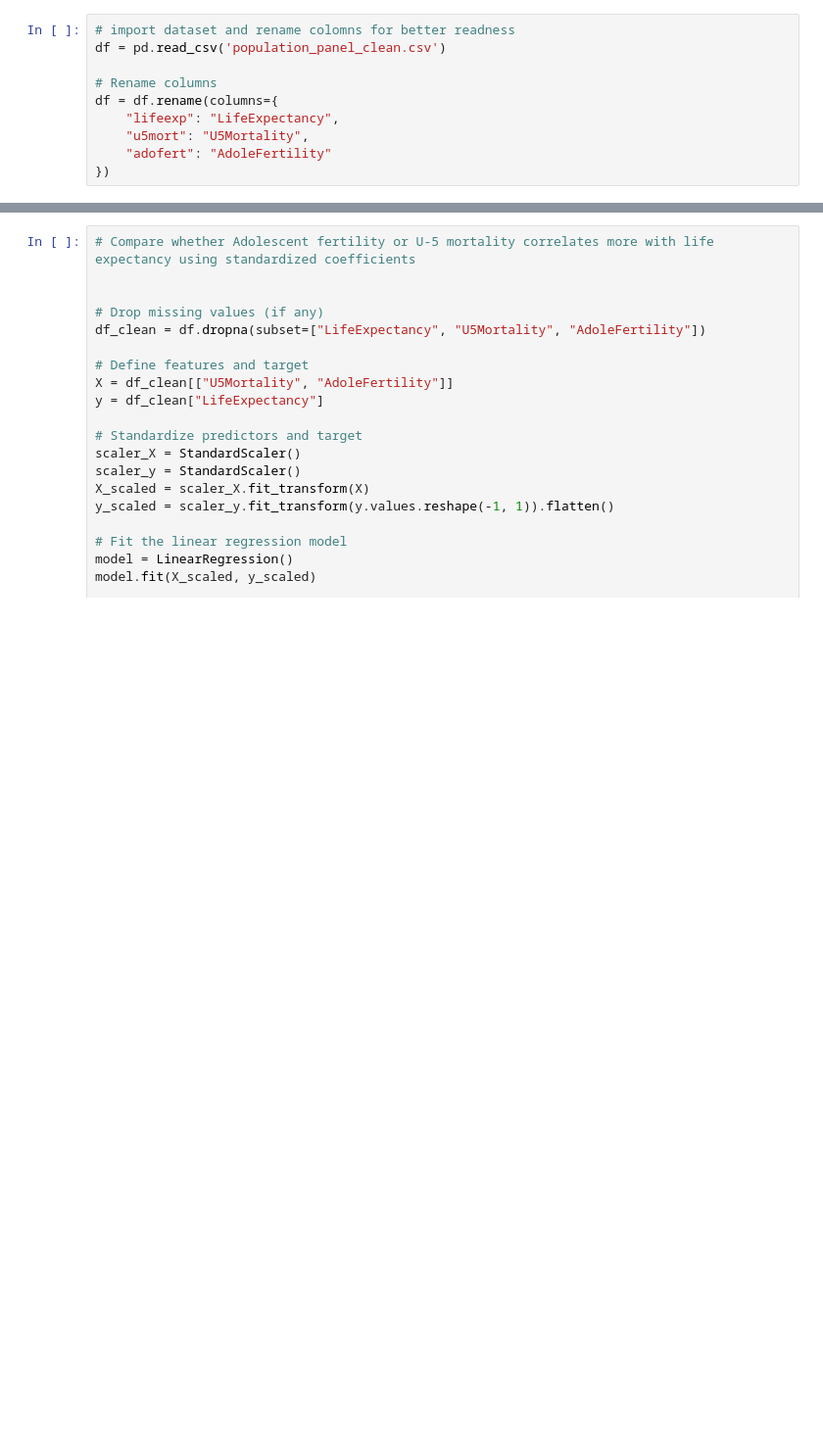
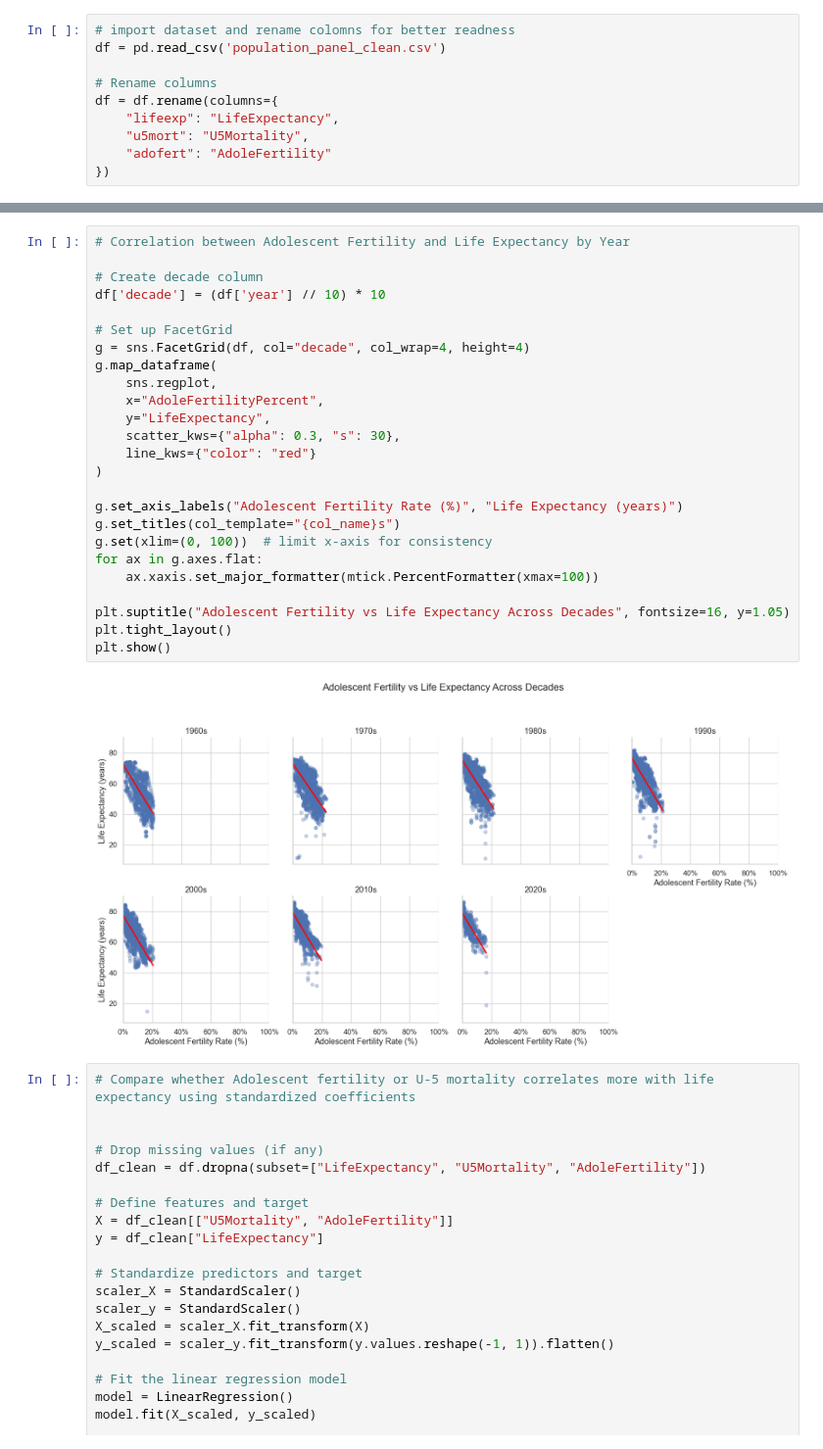
Before and after one commit to AmberLin623/QTM350-Group3, a Jupyter notebook: analysis.ipynb, the cells around one changed output, grey strips where cells are left out. Shown: that part at 98% size. Cells and saved outputs as stored; diff of their text form; blank space fills up the shorter version.

```diff
--- a/analysis.ipynb
+++ b/analysis.ipynb
@@ -86,6 +107,33 @@ plt.tight_layout()
 plt.show()
 # %% [output]
 [figure]
+# %%
+# Correlation between Adolescent Fertility and Life Expectancy by Year
+
+# Create decade column
+df['decade'] = (df['year'] // 10) * 10
+
+# Set up FacetGrid
+g = sns.FacetGrid(df, col="decade", col_wrap=4, height=4)
+g.map_dataframe(
+    sns.regplot,
+    x="AdoleFertilityPercent",
+    y="LifeExpectancy",
+    scatter_kws={"alpha": 0.3, "s": 30},
+    line_kws={"color": "red"}
+)
+
+g.set_axis_labels("Adolescent Fertility Rate (%)", "Life Expectancy (years)")
+g.set_titles(col_template="{col_name}s")
+g.set(xlim=(0, 100))  # limit x-axis for consistency
+for ax in g.axes.flat:
+    ax.xaxis.set_major_formatter(mtick.PercentFormatter(xmax=100))
+
+plt.suptitle("Adolescent Fertility vs Life Expectancy Across Decades", fontsize=16, y=1.05)
+plt.tight_layout()
+plt.show()
+# %% [output]
+[figure, added]
 # %%
 # Compare whether Adolescent fertility or U-5 mortality correlates more with life expectancy using standardized coefficients
 
```
Also changed, not shown: parts of 3 cells of this notebook.
